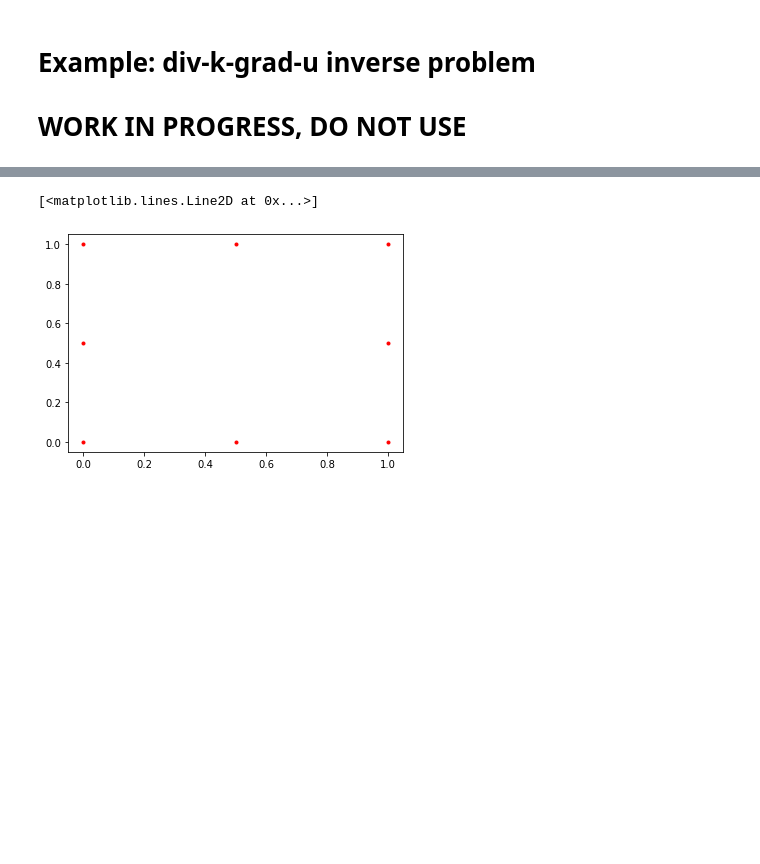
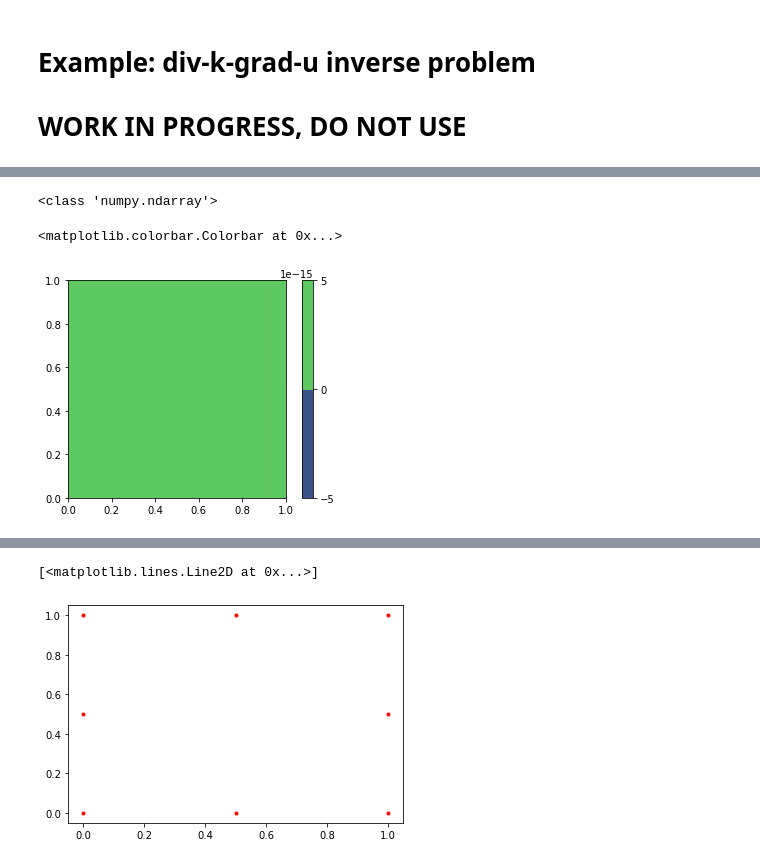
Before and after one commit to vishwas1984/NormalizingFlows_InverseProblems, a Jupyter notebook: div_k_grad_u_inverse_problem_fenics.ipynb, the cells around one changed output, grey strips where cells are left out. Drawn from its saved outputs; the diff is of its cells as text; code cells hidden in the pictures; blank space fills up the shorter version.

```diff
--- a/div_k_grad_u_inverse_problem_fenics.ipynb
+++ b/div_k_grad_u_inverse_problem_fenics.ipynb
@@ -24,0 +44,19 @@ plot(g,mesh=mesh)
+# %%
+u_trial = TestFunction(V)
+v_test = TrialFunction(V)
+gamma = Function(V)
+
+lhs_form = u_trial * v_test * ds + exp(gamma)* inner(grad(u_trial), grad(v_test)) * dx
+rhs_form = v_test * f * dx
+#gamma.vector()[:] = np.random.randn(V.dim())
+# Gives the coordinates --- Need this order.
+
+numpy_coordinates = V.tabulate_dof_coordinates()
+print(type(numpy_coordinates))
+#gamma.vector()[0]
+cm = plot(gamma)
+plt.colorbar(cm)
+# %% [output]
+<class 'numpy.ndarray'>
+<matplotlib.colorbar.Colorbar at 0x...>
+[figure, added]
```
Also changed, not shown: parts of 16 cells of this notebook.
